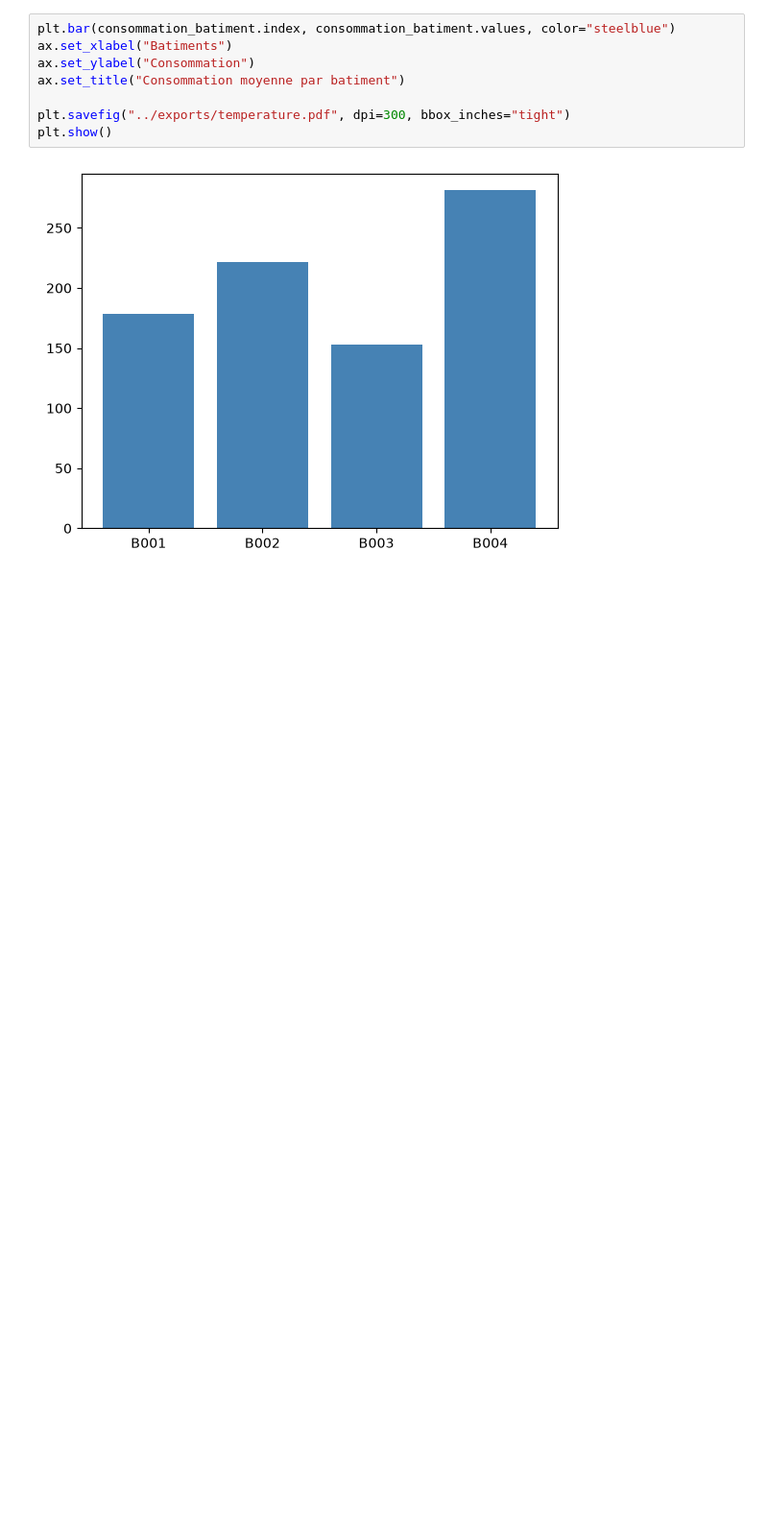
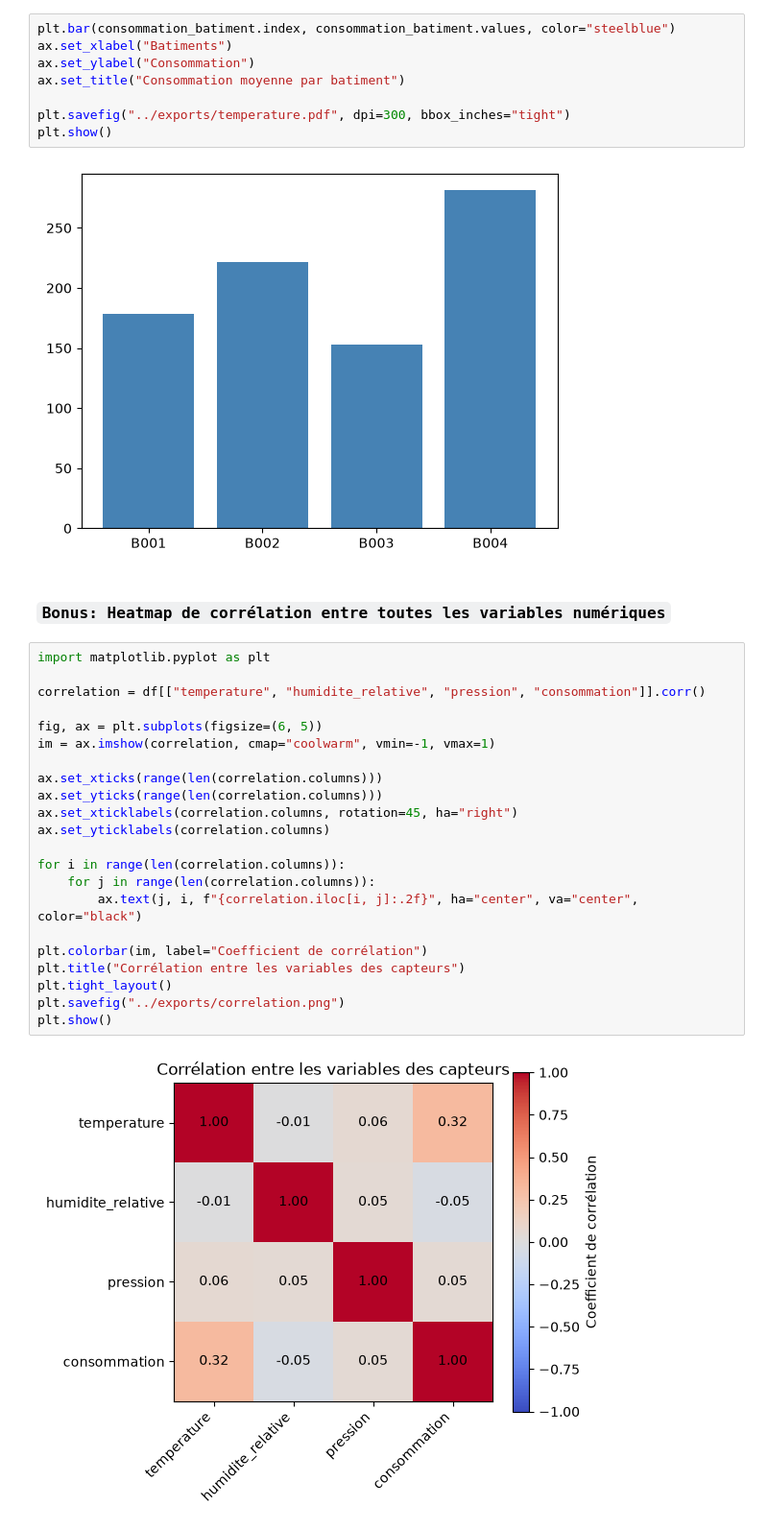
Before and after one commit to Alassanee/atelier_matplotlib_iot, a Jupyter notebook: notebook/atelier_matplotlib_iot.ipynb, the cells around one changed output. Shown at 96% size. Cells and saved outputs as stored; diff of their text form; blank space fills up the shorter version.

Commit message:
Bonus: Heatmap de corrélation entre toutes les variables numériques

```diff
--- a/notebook/atelier_matplotlib_iot.ipynb
+++ b/notebook/atelier_matplotlib_iot.ipynb
@@ -315,3 +315,29 @@ plt.savefig("../exports/temperature.pdf", dpi=300, bbox_inches="tight")
 plt.show()
 # %% [output]
 [figure]
+# %% [markdown]
+### `Bonus: Heatmap de corrélation entre toutes les variables numériques`
+# %%
+import matplotlib.pyplot as plt
+
+correlation = df[["temperature", "humidite_relative", "pression", "consommation"]].corr()
+
+fig, ax = plt.subplots(figsize=(6, 5))
+im = ax.imshow(correlation, cmap="coolwarm", vmin=-1, vmax=1)
+
+ax.set_xticks(range(len(correlation.columns)))
+ax.set_yticks(range(len(correlation.columns)))
+ax.set_xticklabels(correlation.columns, rotation=45, ha="right")
+ax.set_yticklabels(correlation.columns)
+
+for i in range(len(correlation.columns)):
+    for j in range(len(correlation.columns)):
+        ax.text(j, i, f"{correlation.iloc[i, j]:.2f}", ha="center", va="center", color="black")
+
+plt.colorbar(im, label="Coefficient de corrélation")
+plt.title("Corrélation entre les variables des capteurs")
+plt.tight_layout()
+plt.savefig("../exports/correlation.png")
+plt.show()
+# %% [output]
+[figure, added]
```
Also changed, not shown: parts of 1 cell of this notebook, 1 other file.
